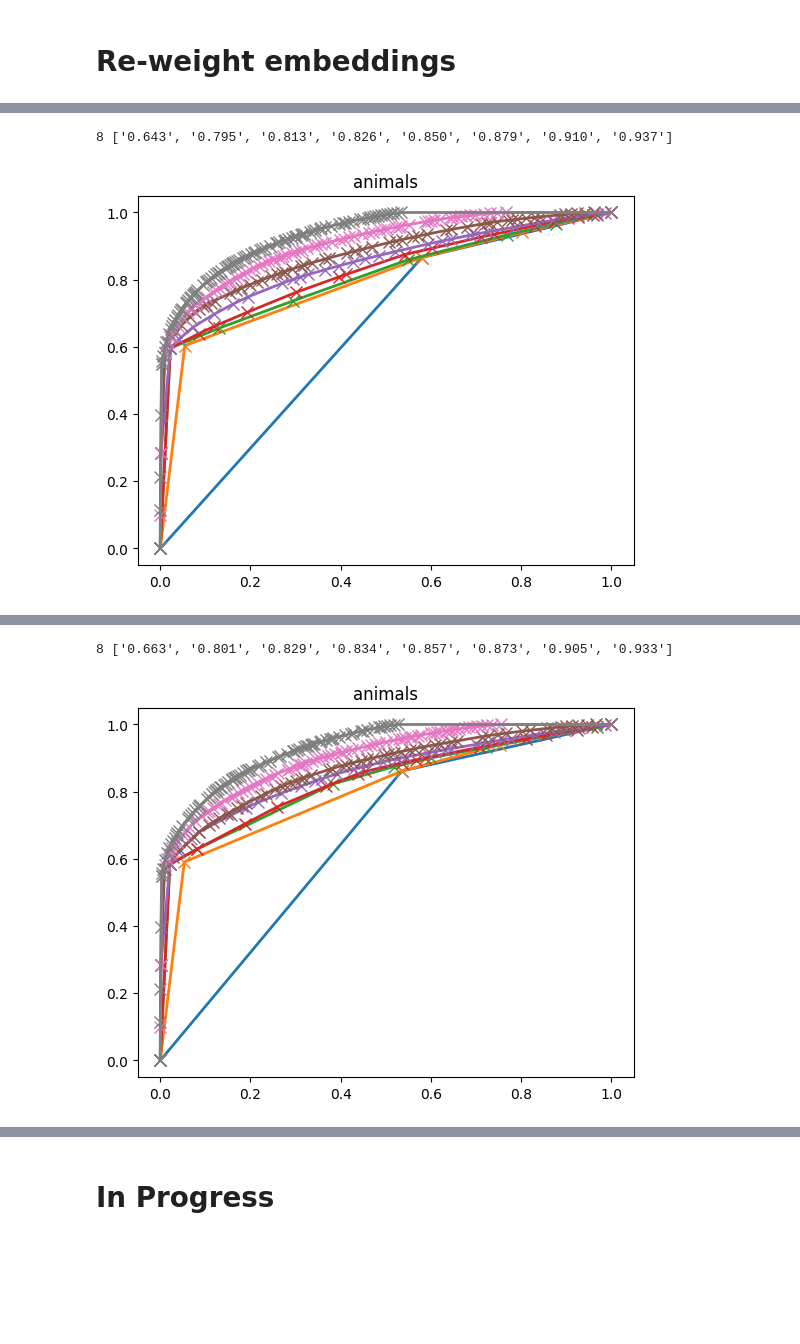
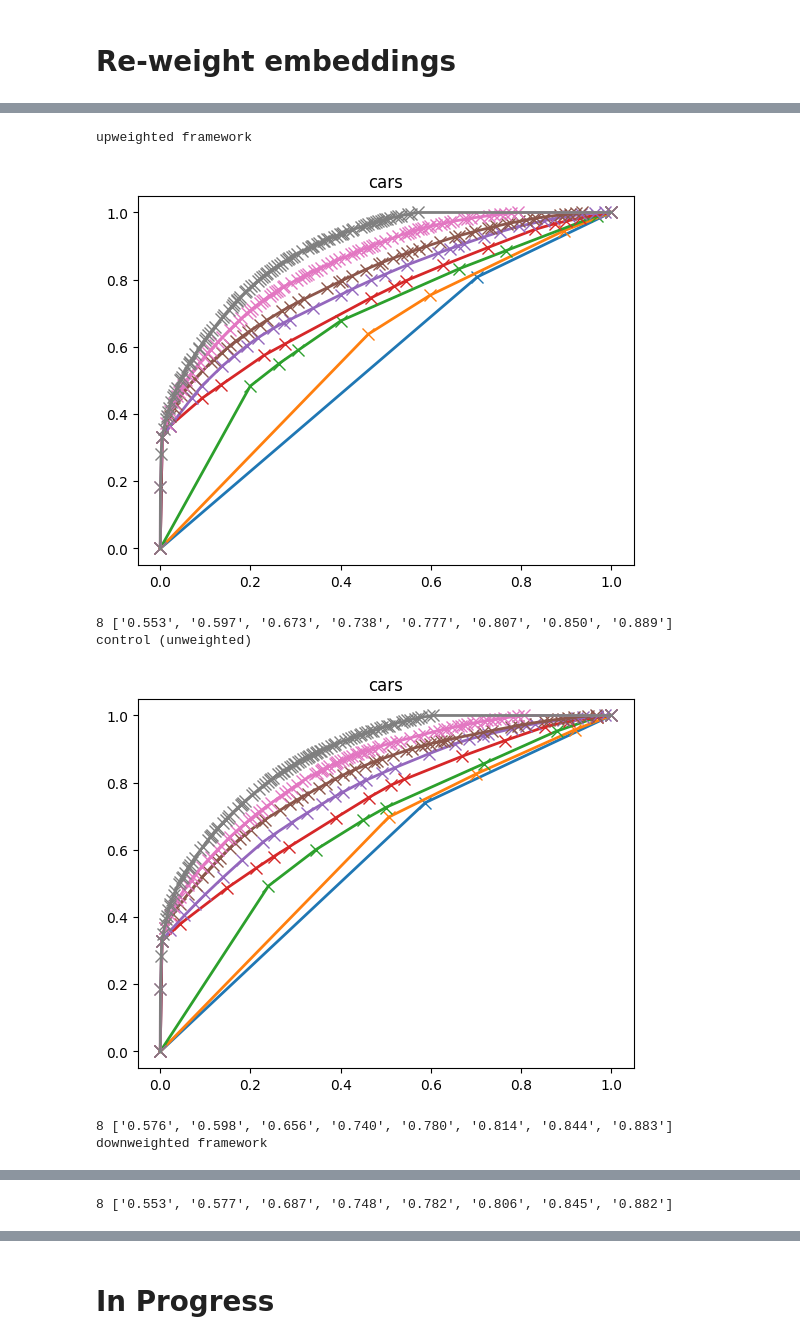
Before and after one commit to rmhorton/instruction_tuning, a Jupyter notebook: aa_cluster_demo.ipynb, the cells around one changed output, grey strips where cells are left out. Saved outputs shown, nothing was run; the diff lists cells and outputs as text; code cells hidden in the pictures; blank space fills up the shorter version.

```diff
--- a/aa_cluster_demo.ipynb
+++ b/aa_cluster_demo.ipynb
@@ -142,0 +230,8 @@ plot_cluster_aucs(uwa_cluster_roc_df)
+# %%
+ctl_dendro = get_cluster_dendrogram(instruction_data['unit_vector'])
+
+ctl_cluster_assignment_df = get_cluster_assignments(ctl_dendro, num_slices=8)
+
+ctl_cluster_performance_df = get_cluster_performance_df(ctl_cluster_assignment_df, pattern_flags, flag_category_map)
+
+plot_cluster_performance(ctl_cluster_performance_df, title="framework control", file='auc_framework_control.png')
@@ -142,0 +240,13 @@ plot_cluster_aucs(uwa_cluster_roc_df)
+# %%
+# alpha = 1
+# upweighted_embedding = [emb + alpha * prj for emb, prj in zip(instruction_data['unit_vector'], projection)]
+
+upweighted_embedding = [emb * adjustment_vector for emb in instruction_data['unit_vector'] ]
+
+uw_dendro = get_cluster_dendrogram(upweighted_embedding)
+
+uw_cluster_assignment_df = get_cluster_assignments(uw_dendro, num_slices=8)
+
+uw_cluster_performance_df = get_cluster_performance_df(uw_cluster_assignment_df, pattern_flags, flag_category_map)
+
+plot_cluster_performance(uw_cluster_performance_df, title="framework upweighted", file='auc_framework_upweighted_adj.png')
@@ -143,12 +255,13 @@ plot_cluster_aucs(uwa_cluster_roc_df)
 # %%
-downweighted_animal = [emb - alpha * prj for emb, prj in zip(instruction_data['unit_vector'], projection)]
+# alpha = -1
 
-dwa_dendro = get_cluster_dendrogram(downweighted_animal)
+downweighted_embedding = [emb / adjustment_vector for emb in instruction_data['unit_vector']]
 
-dwa_cluster_assignment_df = get_cluster_assignments(dwa_dendro)
+dw_dendro = get_cluster_dendrogram(downweighted_embedding)
 
-dwa_cluster_rocs_step1 = get_cluster_rocs(pattern_flags, dwa_cluster_assignment_df)  # TO DO: combine these two functions!!!
-dwa_cluster_roc_df = extract_cluster_roc_df(dwa_cluster_rocs_step1)
+dw_cluster_assignment_df = get_cluster_assignments(dw_dendro, num_slices=8)
 
-plot_cluster_aucs(dwa_cluster_roc_df)
+dw_cluster_performance_df = get_cluster_performance_df(dw_cluster_assignment_df, pattern_flags, flag_category_map)
+
+plot_cluster_performance(dw_cluster_performance_df, title="downweighted framework", file='auc_framework_downweighted_adj_inv.png')
 # %% [output]
@@ -156,5 +269,18 @@ plot_cluster_aucs(dwa_cluster_roc_df)
 # %%
-plot_aspect_roc_curves('animals', uwa_cluster_roc_df)
+my_topic = 'cars'
+print('upweighted framework')
+plot_aspect_roc_curves(my_topic, uw_cluster_performance_df)
+
+print('control (unweighted)')
+plot_aspect_roc_curves(my_topic, ctl_cluster_performance_df)
+
+print('downweighted framework')
+plot_aspect_roc_curves(my_topic, dw_cluster_performance_df)
 # %% [output]
-8 ['0.643', '0.795', '0.813', '0.826', '0.850', '0.879', '0.910', '0.937']
+upweighted framework
-[figure, old version]
+[figure, new version]
+8 ['0.553', '0.597', '0.673', '0.738', '0.777', '0.807', '0.850', '0.889']
+control (unweighted)
+[figure, added]
+8 ['0.576', '0.598', '0.656', '0.740', '0.780', '0.814', '0.844', '0.883']
+downweighted framework
@@ -161,5 +288 @@ plot_aspect_roc_curves('animals', uwa_cluster_roc_df)
+8 ['0.553', '0.577', '0.687', '0.748', '0.782', '0.806', '0.845', '0.882']
-# %%
-plot_aspect_roc_curves('animals', dwa_cluster_roc_df)
-# %% [output]
-8 ['0.663', '0.801', '0.829', '0.834', '0.857', '0.873', '0.905', '0.933']
-[figure, removed]
```
Also changed, not shown: parts of 35 cells of this notebook, 2 other files.
